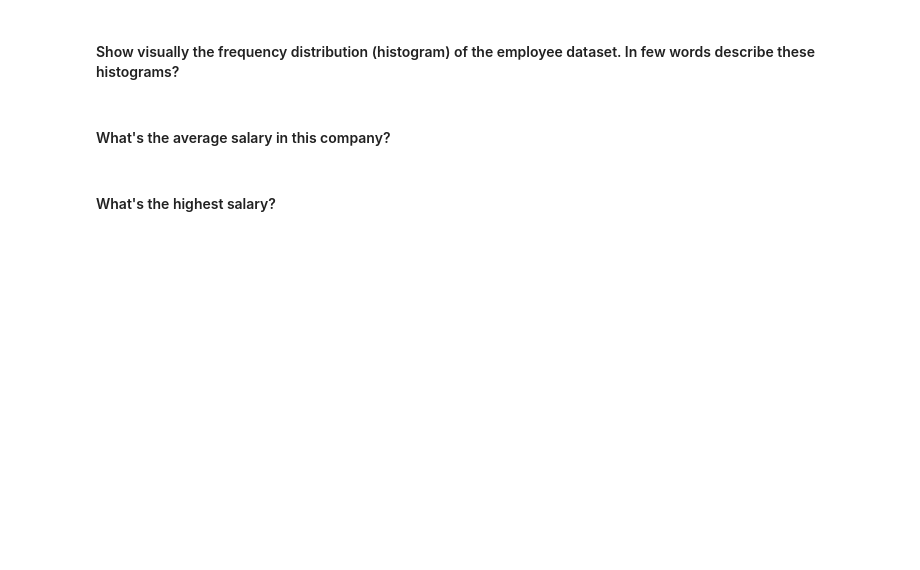
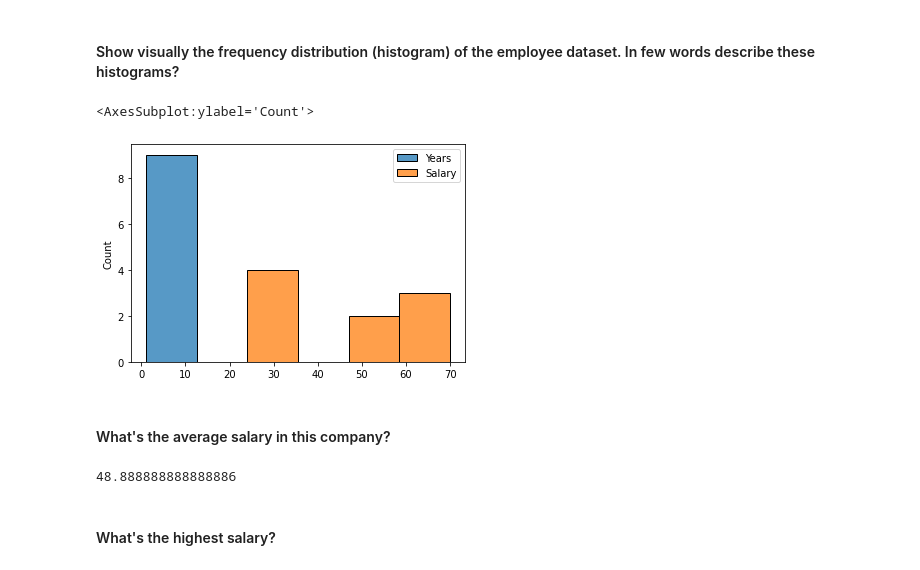
Before and after one commit to Ironhack-Data-Madrid-Marzo-2021/lab-subsetting-and-descriptive-stats, a Jupyter notebook: your-code/main.ipynb, the cells around one changed output. Cells and saved outputs as stored; diff of their text form; code cells hidden in the pictures; blank space fills up the shorter version.

```diff
--- a/your-code/main.ipynb
+++ b/your-code/main.ipynb
@@ -59,0 +118,3 @@
+# %%
+employees = pd.read_csv("Employee.csv")
+employees
@@ -68,2 +148,7 @@
+# %%
+sns.histplot(employees)
+# %% [output]
+<AxesSubplot:ylabel='Count'>
+[figure, added]
 # %% [markdown]
 #### What's the average salary in this company?
@@ -72,2 +155,6 @@
+# %%
+employees["Salary"].mean()
+# %% [output]
+48.888888888888886
 # %% [markdown]
 #### What's the highest salary?
```
Also changed, not shown: parts of 86 cells of this notebook.
